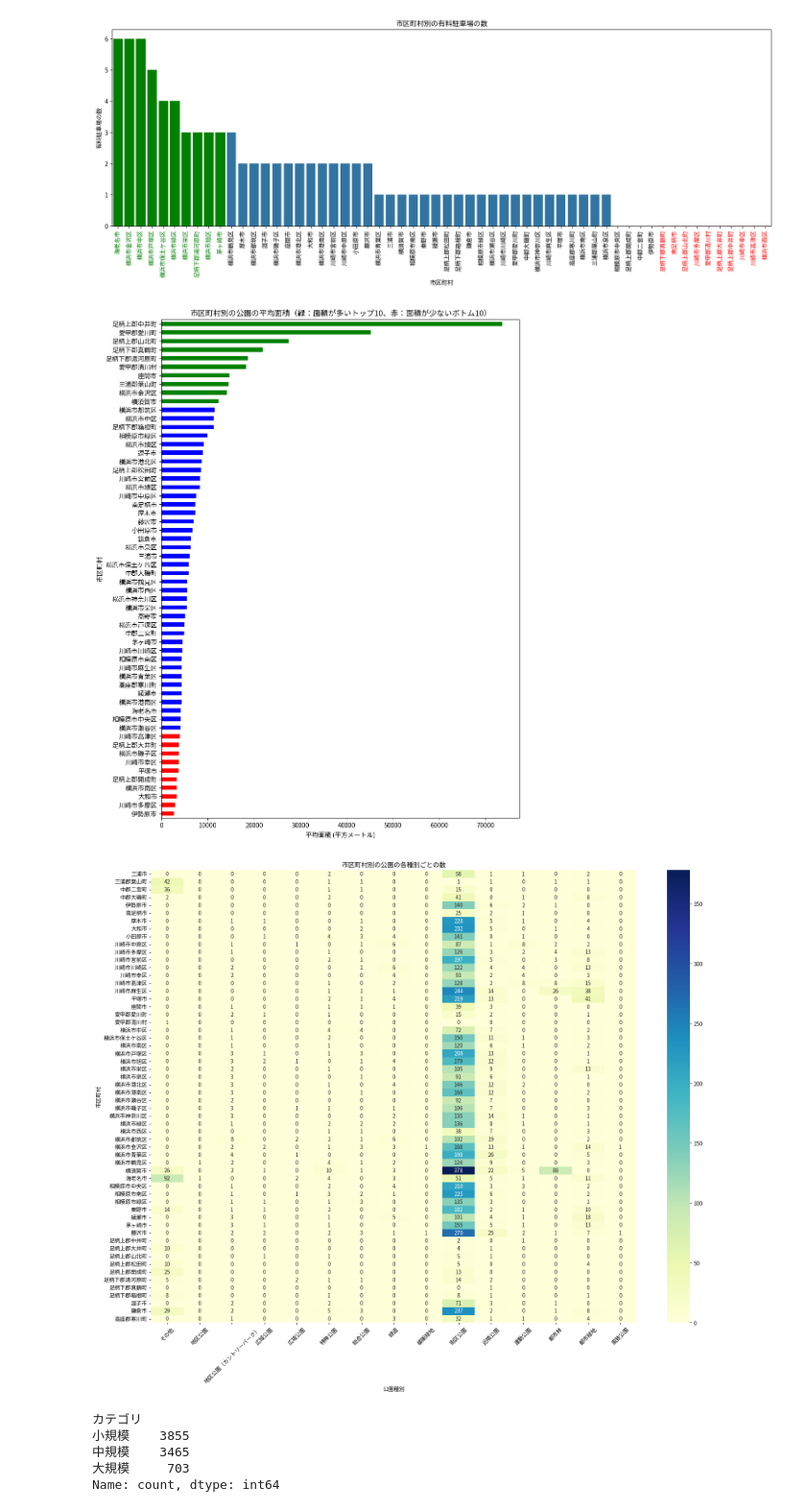
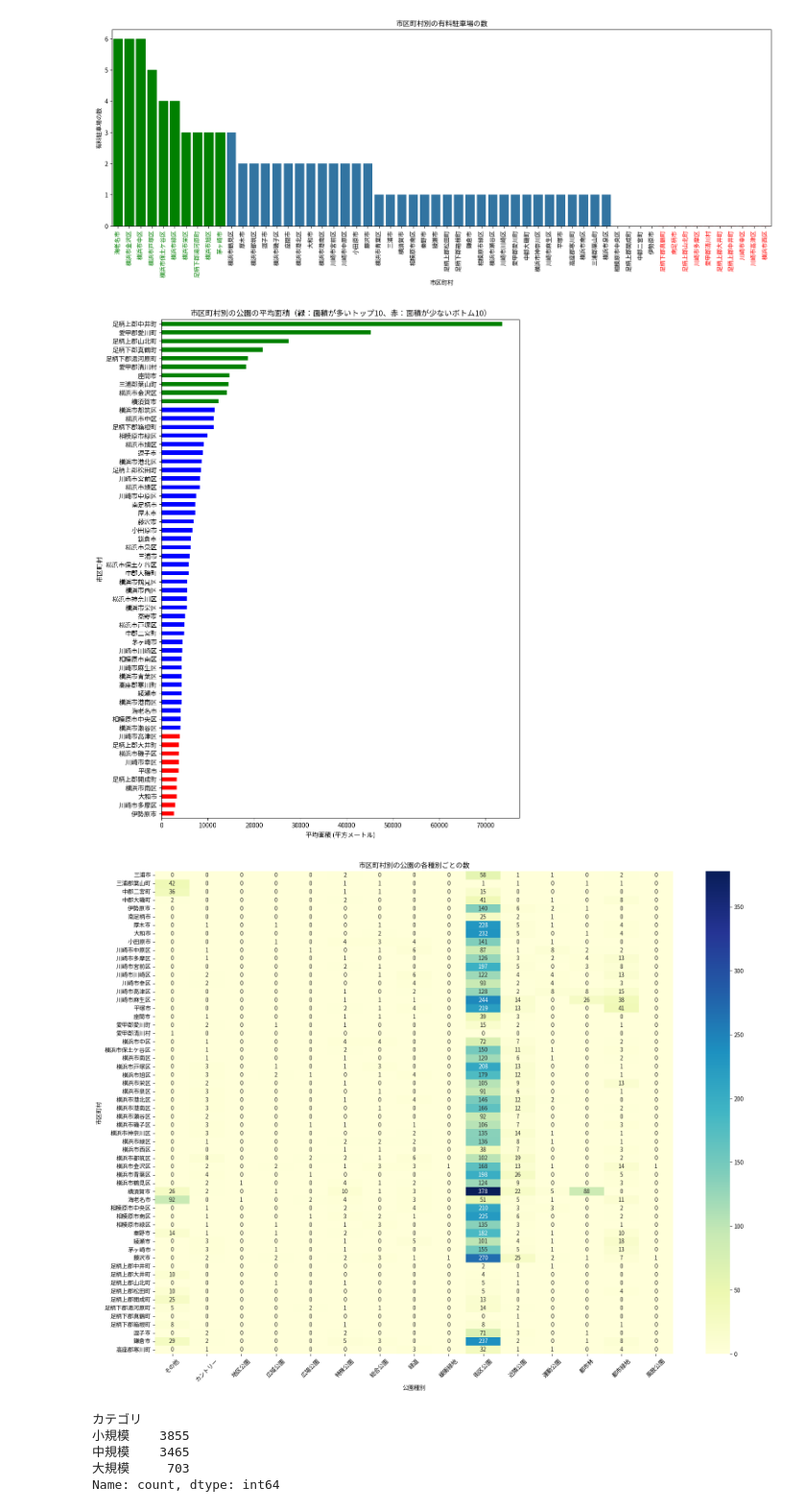
Before and after one commit to yasumasa718/park_data_intern, a Jupyter notebook: intern_kadai2.ipynb, the cells around one changed output. Shown at 96% size. Saved outputs shown, nothing was run; the diff lists cells and outputs as text; code cells hidden in the pictures.

```diff
--- a/intern_kadai2.ipynb
+++ b/intern_kadai2.ipynb
@@ -547,8 +458,7 @@ file_path_1 = '/home/yasumasa-tezuka/intern_data/140007_park_(神奈川県公園
 park_data = pd.read_excel(file_path_1)
 #140007_park_(神奈川県公園データ)_修正版.xlsxファイルの「面積」の項目を「公園面積」に変更
 park_data['公園種別'] = park_data['公園種別'].replace('特殊公園（風致公園、動植物公園、歴史公園、墓園）', '特殊公園')
-# '公園種別'列の値を改行を含む2段表示に変更
-# park_data['公園種別'] = park_data['公園種別'].apply(lambda x: str(x).replace('（カントリーパーク）', '\n（カントリーパーク）'))
+park_data['公園種別'] = park_data['公園種別'].replace('地区公園（カントリーパーク）', 'カントリー')
 
 # '面積' と '提供開始年' を数値に変換
 park_data['公園面積'] = pd.to_numeric(df['公園面積'], errors='coerce')
@@ -595,34 +505,34 @@ plt.xlabel('平均面積 (平方メートル)')
 plt.ylabel('市区町村')
 plt.show()
 
 # plt.figure(figsize=(10, 10))
 # average_year_by_municipality.plot(kind='barh')  # 横棒グラフに変更
 # plt.xticks(rotation=90, fontsize=8)  # X軸のラベルの回転とフォントサイズ調整
 # plt.title('市区町村別の公園の平均提供開始年')
 # plt.xlabel('平均提供開始年')
 # plt.ylabel('市区町村')
 # plt.xlim(1960, 2023)  # 横軸の範囲を1900年から2023年に設定
 # plt.show()
 
 # ファイルの読み込み
 
 # df_parks = pd.read_excel(file_path)
 
 # 市区町村と公園種別の関係をクロス集計
 park_type_municipality = pd.crosstab(park_data['市区町村'], park_data['公園種別'])
 
 # 可視化
 plt.figure(figsize=(20, 15))
 sns.heatmap(park_type_municipality, annot=True, fmt="d", cmap="YlGnBu")
 plt.title('市区町村別の公園の各種別ごとの数')
 plt.xlabel('公園種別')
 plt.ylabel('市区町村')
 plt.xticks(rotation=45)
 # plt.yticks(rotation=45)
 plt.show()
 # %% [output]
 [figure]
-[figure, old version]
+[figure, new version]
 # %%
 #公園種別、所在地、面積、設備
 file_path_1 = '/home/yasumasa-tezuka/intern_data/140007_park_(神奈川県公園データ)_修正版.xlsx'
```
Also changed, not shown: parts of 17 cells of this notebook.
